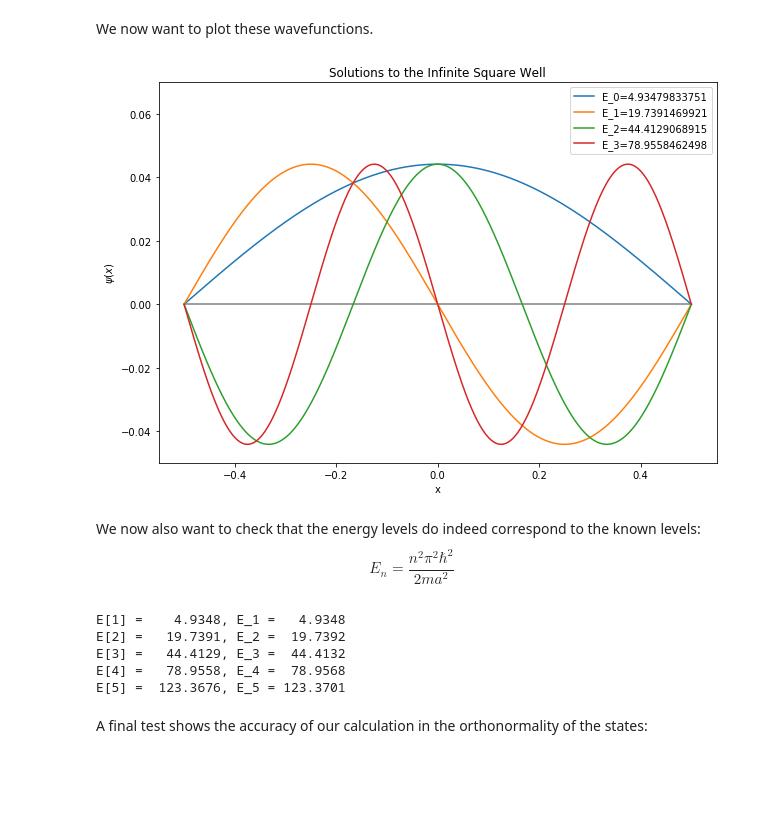
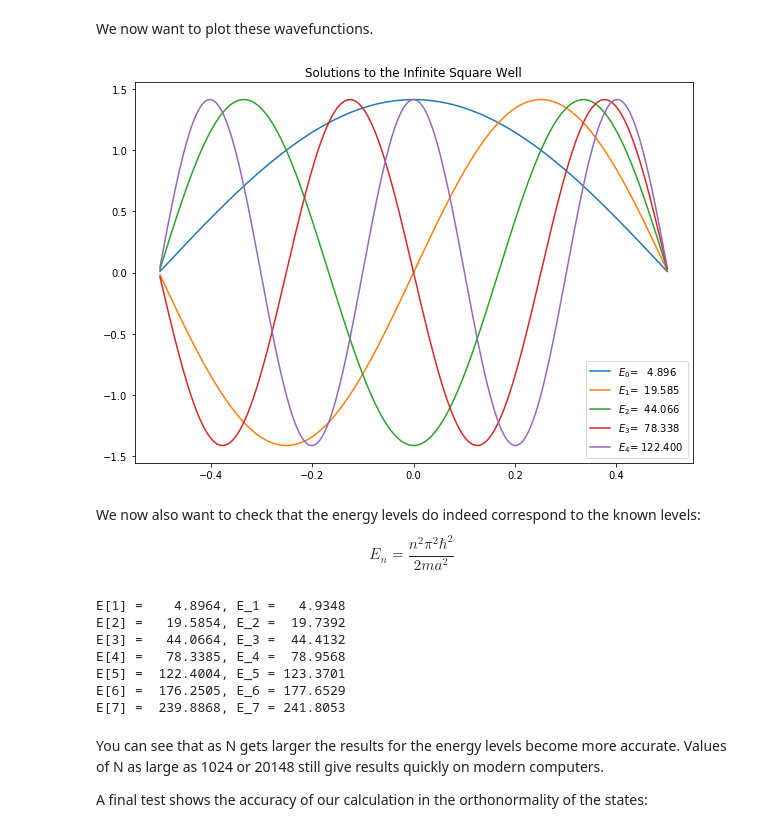
Before and after one commit to mholtrop/QMPython, a Jupyter notebook: Solving_the_Schrodinger_Equation_Numerically.ipynb, the cells around one changed output. Saved outputs shown, nothing was run; the diff lists cells and outputs as text; code cells hidden in the pictures; blank space fills up the shorter version.

```diff
--- a/Solving_the_Schrodinger_Equation_Numerically.ipynb
+++ b/Solving_the_Schrodinger_Equation_Numerically.ipynb
@@ -150,25 +150,14 @@ import matplotlib.pyplot as plt
 import scipy.linalg as scl
 hbar=1
 m=1
-N = 1024
+N = 512
 a = 1.0
-x_full = np.linspace(-a/2.,a/2.,N+2)
-x = x_full[1:-1] # Eliminate first and last point.
+x = np.linspace(-a/2.,a/2.,N)
 # We want to store step size, this is the reliable way:
 h = x[1]-x[0] # Should be equal to 2*np.pi/(N-1)
 V = 0.*x
 Mdd = 1./(h*h)*(np.diag(np.ones(N-1),-1) -2* np.diag(np.ones(N),0) + np.diag(np.ones(N-1),1))
 H = -(hbar*hbar)/(2.0*m)*Mdd + np.diag(V)
 E,psiT = np.linalg.eigh(H) # This computes the eigen values and eigenvectors
-if psiT[N/2,0]<0: # Wrong order, and sign is negative, flip order and sign.
-    psi = -np.transpose(psiT)
-else:  # The eigen vectors are in the "wrong" order, swap x,y
-    psi = np.transpose(psiT)
-    # We now have the eigen vectors as psi(i), where i is the energy level.
-# Extend the arrays with a zero at the start and end.
-psi=np.insert(psi,0,0.,axis=1)           # Insert a column of 0. at the start
-psi=np.insert(psi,len(psi[0]),0.,axis=1) # Insert a column of 0. at the end.
-
-print np.sum(psi[0]*psi[0])  # Check. Yes these are normalized already.
-# print psiT[0] # Uncomment to see the values printed for Psi_0
-print H
+psi = np.transpose(psiT)   # We take the transpose of psiT to the wavefunction vectors can accessed as psi[n]
+#
@@ -185,34 +165,38 @@ print H
 We now want to plot these wavefunctions.
 # %%
 plt.figure(figsize=(10,7))
-plt.plot(x,0.02*V,color="grey")
-plt.ylim((-0.05,0.07))
-for i in range(4):
-    plt.plot(x_full,psi[i],label="E_{}={}".format(i,E[i]))
-    plt.legend()
+for i in range(5):
+    if psi[i][N-10] < 0:   # Flip the wavefunctions if it is negative at large x, so plots are more consistent.
+        plt.plot(x,-psi[i]/np.sqrt(h),label="$E_{}$={:>8.3f}".format(i,E[i]))
+    else:
+        plt.plot(x,psi[i]/np.sqrt(h),label="$E_{}$={:>8.3f}".format(i,E[i]))
     plt.title("Solutions to the Infinite Square Well")
-    plt.xlabel("x")
-    plt.ylabel("$\psi(x)$")
+plt.legend()
+plt.savefig("Infinite_Square_Well_WaveFunctions.pdf")
 plt.show()
 # %% [output]
-[figure, old version]
+[figure, new version]
 # %% [markdown]
 We now also want to check that the energy levels do indeed correspond to the known levels:
 $$
 E_n = \frac{n^2 \pi^2 \hbar^2}{2 m a^2}
 $$
 # %%
-for i in range(5):
+for i in range(7):
     n = i+1
     print "E[{}] = {:9.4f}, E_{} ={:9.4f}".format(n,E[i],n, n*n*np.pi**2*hbar*hbar/(2*m*a*a))
 # %% [output]
-E[1] =    4.9348, E_1 =   4.9348
-E[2] =   19.7391, E_2 =  19.7392
-E[3] =   44.4129, E_3 =  44.4132
-E[4] =   78.9558, E_4 =  78.9568
-E[5] =  123.3676, E_5 = 123.3701
+E[1] =    4.8964, E_1 =   4.9348
+E[2] =   19.5854, E_2 =  19.7392
+E[3] =   44.0664, E_3 =  44.4132
+E[4] =   78.3385, E_4 =  78.9568
+E[5] =  122.4004, E_5 = 123.3701
+E[6] =  176.2505, E_6 = 177.6529
+E[7] =  239.8868, E_7 = 241.8053
-# %% [markdown]
-A final test shows the accuracy of our calculation in the orthonormality of the states:
+# %% [markdown]
+You can see that as N gets larger the results for the energy levels become more accurate. Values of N as large as 1024 or 20148 still give results quickly on modern computers.
+
+A final test shows the accuracy of our calculation in the orthonormality of the states:
 # %%
 for j in range(5):
     for i in range(5):
```
Also changed, not shown: parts of 2 cells of this notebook, 1 other file.
